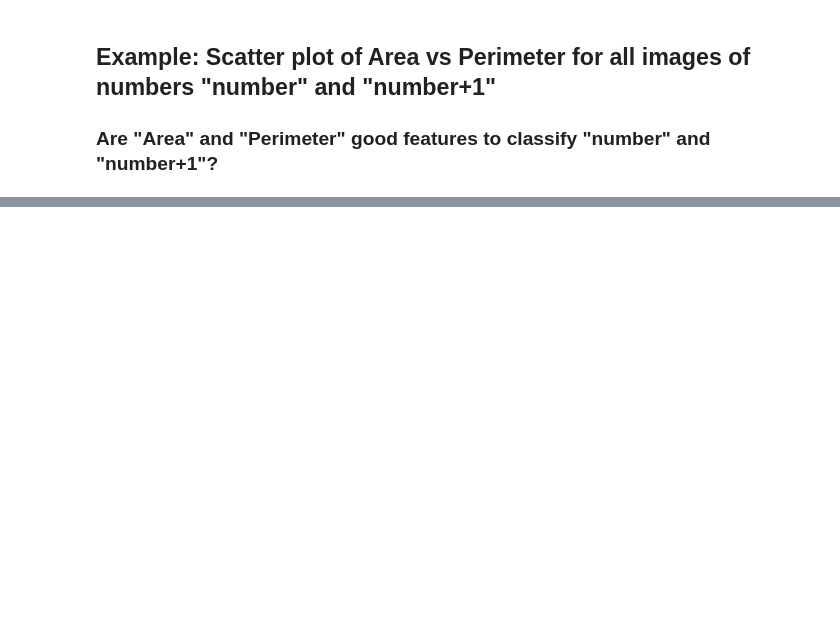
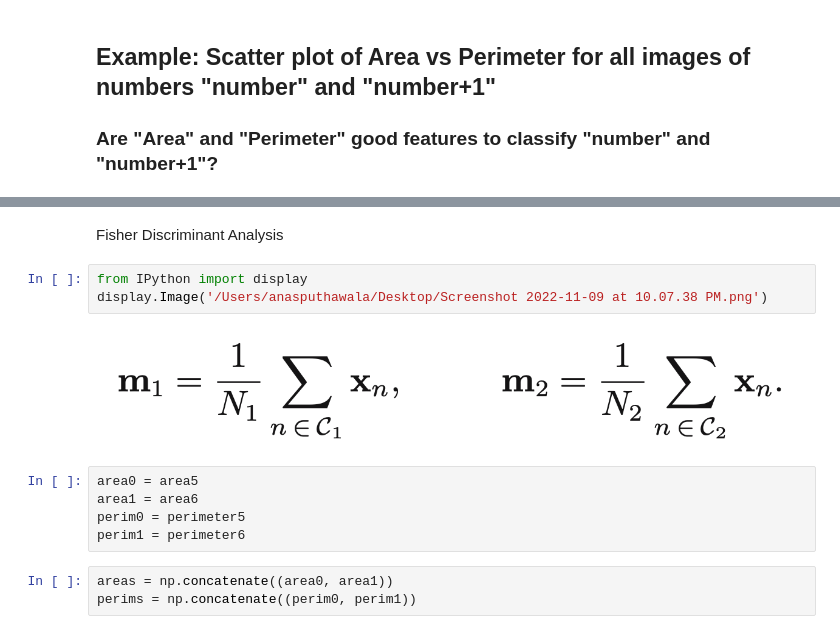
Before and after one commit to axiom9/ECE566_Machine-DeepLearning, a Jupyter notebook: Project_1/src/Feature_extraction_example.ipynb, the cells around one changed output, grey strips where cells are left out. Cells and saved outputs as stored; diff of their text form; blank space fills up the shorter version.

```diff
--- a/Project_1/src/Feature_extraction_example.ipynb
+++ b/Project_1/src/Feature_extraction_example.ipynb
@@ -137,0 +138,15 @@ plt.legend()
+# %% [markdown]
+Fisher Discriminant Analysis
+# %%
+from IPython import display
+display.Image('/Users/anasputhawala/Desktop/Screenshot 2022-11-09 at 10.07.38 PM.png')
+# %% [output]
+[figure, added]
+# %%
+area0 = area5
+area1 = area6
+perim0 = perimeter5
+perim1 = perimeter6
+# %%
+areas = np.concatenate((area0, area1))
+perims = np.concatenate((perim0, perim1))
```
Also changed, not shown: parts of 10 cells of this notebook, 4 other files.
